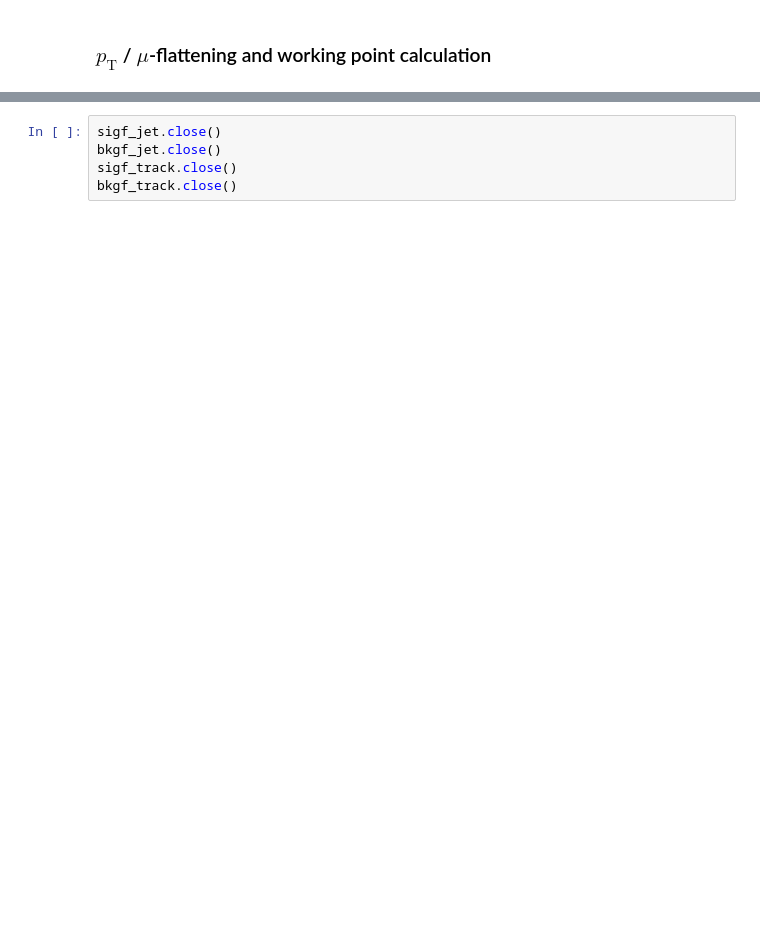
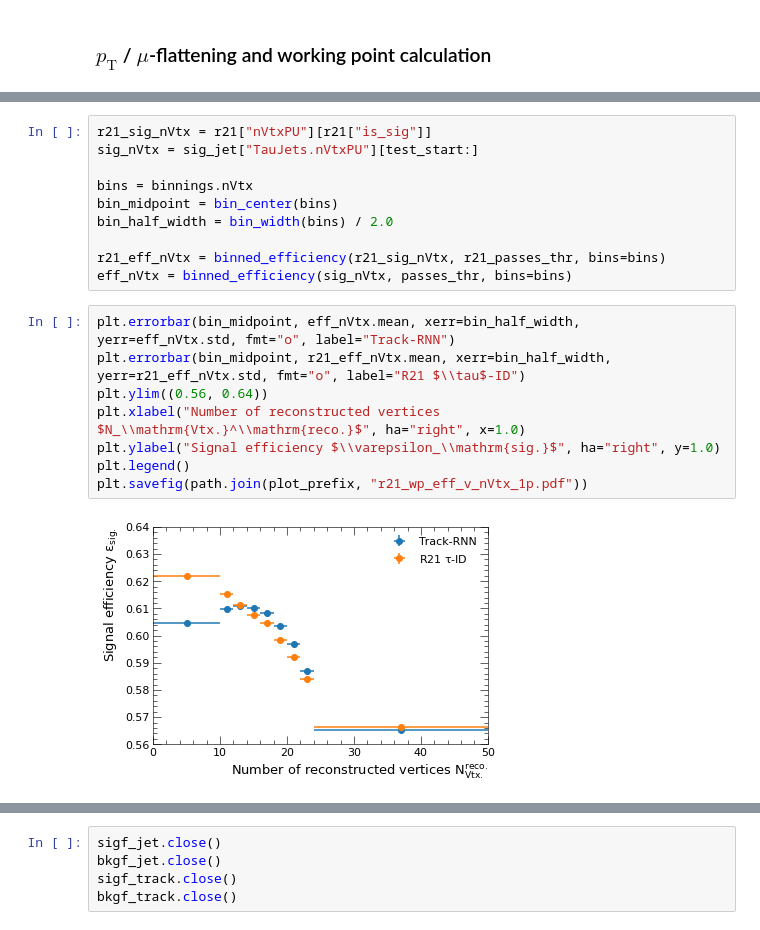
Before and after one commit to chrisieh/rnn-tauid, a Jupyter notebook: notebooks/track_model_eval_1p.ipynb, the cells around one changed output, grey strips where cells are left out. Drawn from its saved outputs; the diff is of its cells as text; blank space fills up the shorter version.

```diff
--- a/notebooks/track_model_eval_1p.ipynb
+++ b/notebooks/track_model_eval_1p.ipynb
@@ -728,0 +293,20 @@ plt.savefig(path.join(plot_prefix, "track_r21_rejection_nVtx_1p.pdf"))
+# %%
+r21_sig_nVtx = r21["nVtxPU"][r21["is_sig"]]
+sig_nVtx = sig_jet["TauJets.nVtxPU"][test_start:]
+
+bins = binnings.nVtx
+bin_midpoint = bin_center(bins)
+bin_half_width = bin_width(bins) / 2.0
+
+r21_eff_nVtx = binned_efficiency(r21_sig_nVtx, r21_passes_thr, bins=bins)
+eff_nVtx = binned_efficiency(sig_nVtx, passes_thr, bins=bins)
+# %%
+plt.errorbar(bin_midpoint, eff_nVtx.mean, xerr=bin_half_width, yerr=eff_nVtx.std, fmt="o", label="Track-RNN")
+plt.errorbar(bin_midpoint, r21_eff_nVtx.mean, xerr=bin_half_width, yerr=r21_eff_nVtx.std, fmt="o", label="R21 $\\tau$-ID")
+plt.ylim((0.56, 0.64))
+plt.xlabel("Number of reconstructed vertices $N_\\mathrm{Vtx.}^\\mathrm{reco.}$", ha="right", x=1.0)
+plt.ylabel("Signal efficiency $\\varepsilon_\\mathrm{sig.}$", ha="right", y=1.0)
+plt.legend()
+plt.savefig(path.join(plot_prefix, "r21_wp_eff_v_nVtx_1p.pdf"))
+# %% [output]
+[figure, added]
```
Also changed, not shown: parts of 79 cells of this notebook, 11 other files.
